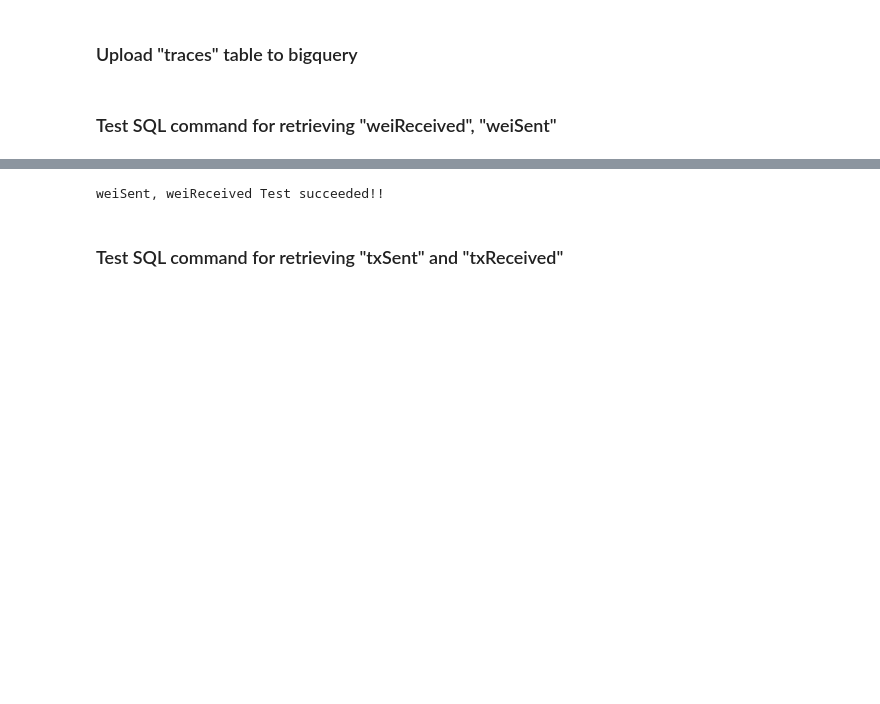
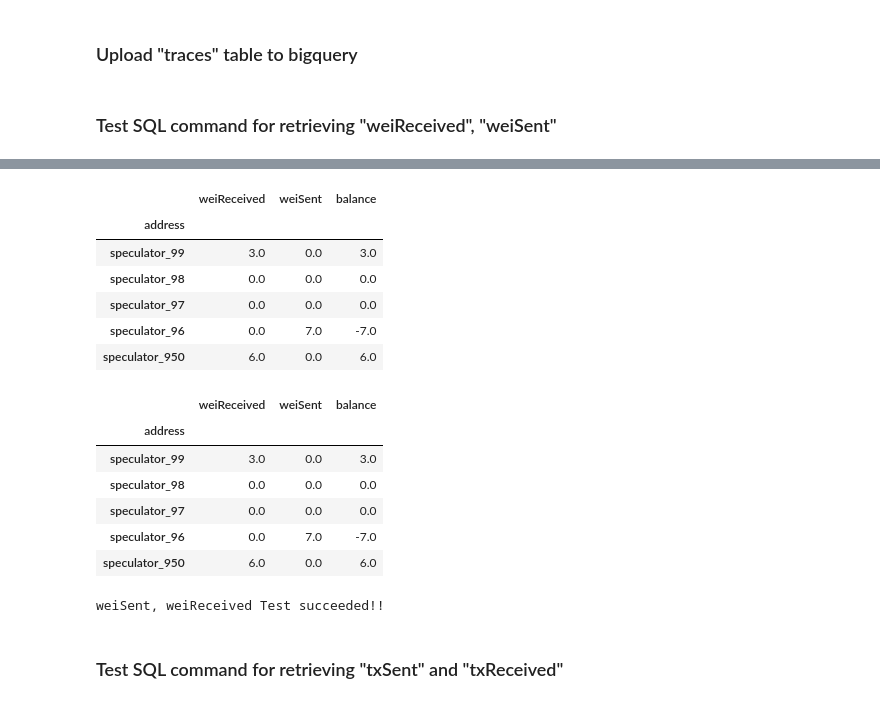
Before and after one commit to mgsgde/ethcluster, a Jupyter notebook: bigquery/bigquery_sql.tests.ipynb, the cells around one changed output, grey strips where cells are left out. Drawn from its saved outputs; the diff is of its cells as text; code cells hidden in the pictures; blank space fills up the shorter version.

```diff
--- a/bigquery/bigquery_sql.tests.ipynb
+++ b/bigquery/bigquery_sql.tests.ipynb
@@ -147,6 +191,7 @@ res2["balance"] = res1.weiReceived - res1.weiSent
 res2 = res2.set_index("address")
 res2 = res2.sort_values(by="address", ascending=False)
 res2 = res2.astype("float")
+res2 = res2.fillna(0.)
 balance_result_sql = res2
 # %%
 %%bigquery traces_sampleData --project masterarbeit-245718 --verbose
@@ -166,8 +211,27 @@ data2["weiSent"] = data2["weiSent"].fillna(0.)
 data2["weiReceived"] = data2["weiReceived"].fillna(0.)
 data2["balance"] = data2["weiReceived"] - data2["weiSent"]
 data2.index = data2.index.rename("address")
+data2 = data2.reindex(addresses, fill_value=0.)
 data2 = data2.sort_values(by="address", ascending=False)
 balance_result_py = data2
+# %%
+balance_result_py.head()
+balance_result_sql.head()
+# %% [output]
+|  | weiReceived | weiSent | balance |
+| address |  |  |  |
+| speculator_99 | 3.0 | 0.0 | 3.0 |
+| speculator_98 | 0.0 | 0.0 | 0.0 |
+| speculator_97 | 0.0 | 0.0 | 0.0 |
+| speculator_96 | 0.0 | 7.0 | -7.0 |
+| speculator_950 | 6.0 | 0.0 | 6.0 |
+|  | weiReceived | weiSent | balance |
+| address |  |  |  |
+| speculator_99 | 3.0 | 0.0 | 3.0 |
+| speculator_98 | 0.0 | 0.0 | 0.0 |
+| speculator_97 | 0.0 | 0.0 | 0.0 |
+| speculator_96 | 0.0 | 7.0 | -7.0 |
+| speculator_950 | 6.0 | 0.0 | 6.0 |
 # %%
 pd.testing.assert_frame_equal(balance_result_py, balance_result_sql)
 print("weiSent, weiReceived Test succeeded!!")
```
Also changed, not shown: parts of 10 cells of this notebook, 2 other files.
